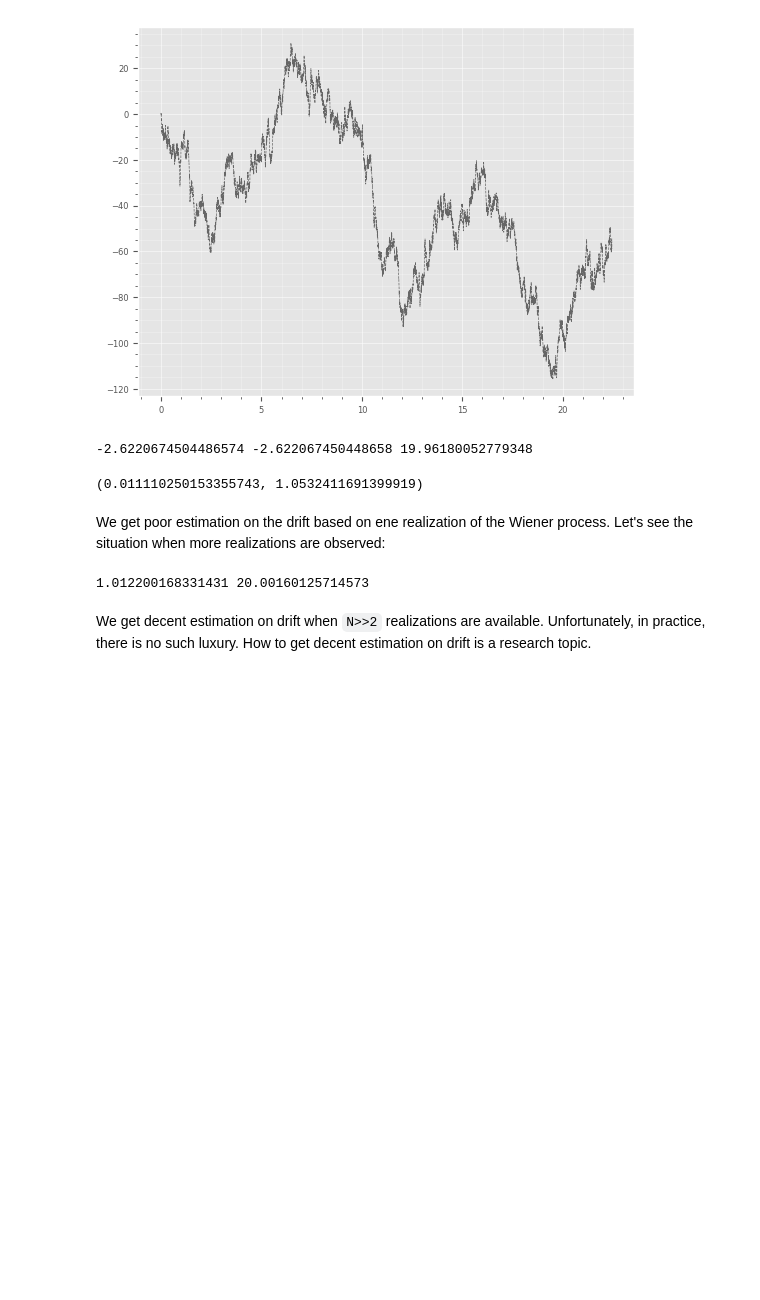
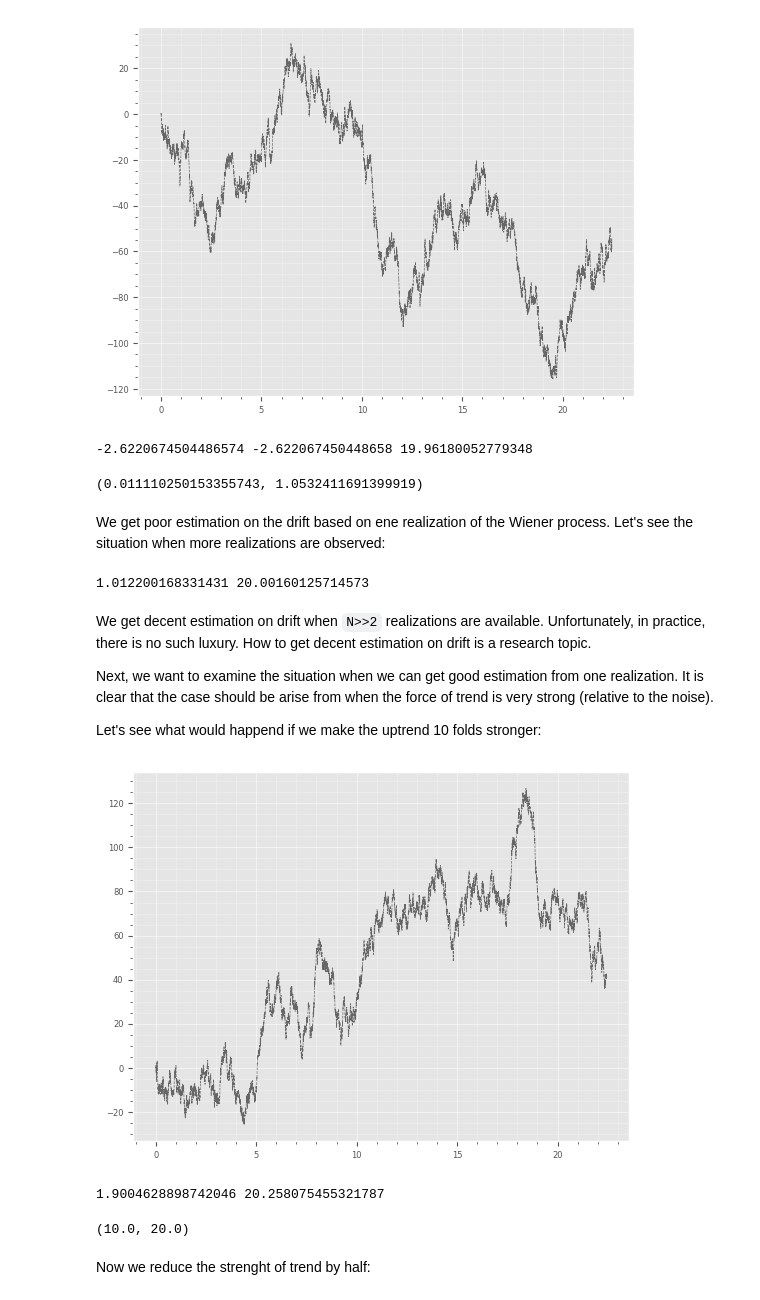
Before and after one commit to blackgolfer/super-qi, a Jupyter notebook: src/python/notes/fsm.ipynb, the cells around one changed output. Cells and saved outputs as stored; diff of their text form; code cells hidden in the pictures; blank space fills up the shorter version.

```diff
--- a/src/python/notes/fsm.ipynb
+++ b/src/python/notes/fsm.ipynb
@@ -49,12 +34,12 @@ Leaving the context...
 # %%
 import numpy as np
 from nptyping import NDArray, Shape, Float64
-from typing import Literal, Final, Protocol, runtime_checkable
+from typing import Literal, Final, Protocol, TypeAlias
 from dataclasses import dataclass
 
-WienerParam=tuple[float,float]
-StateParam=NDArray[Shape['3,3'],Float64]
-State=Literal[-1,0,1]
+WienerParam:TypeAlias=tuple[float,float]
+StateParam:TypeAlias=NDArray[Shape['3,3'],Float64]
+State:TypeAlias=Literal[-1,0,1]
 # %%
 print(StateParam)
 # %% [output]
@@ -62,7 +47,7 @@ NDArray[Shape['3, 3'], Float]
 # %%
 @dataclass
 class Wiener:
-    wparams: list[WienerParam]
+    params: list[WienerParam]
 
 @dataclass
 class FSMarkov:
@@ -97,11 +83,12 @@ class WienerSimulator(Protocol):
 import math
 from Contexts.Foldable import foldl
 from functools import lru_cache
+from itertools import repeat
 
 class HiddenMarkov():
-    def __init__(self,dp:Wiener,sp:FSMarkov):
-        self.dp=dp
-        self.fsm=sp
+    def __init__(self,wp:Wiener,sp:FSMarkov):
+        self.wp:Wiener=wp
+        self.fsm:FSMarkov=sp
     SV:Final[list[State]]=[-1,0,1]; INTERVAL_A:Final[int]=1;INTERVAL_B:Final[int]=1000
     AB:Final[int]=INTERVAL_B-INTERVAL_A
     #------ Implementing the FSMarkovInfo ------
@@ -118,12 +105,18 @@ class HiddenMarkov():
     #------ Implementing the FSMarkovSimulator ------
     def sim_state(self,s:State)->State:
         rn=np.random.randint(self.INTERVAL_A,self.INTERVAL_B)
+        return self.sim_state_rn(s,rn)
+    def sim_state_rn(self,s:State,rn:int)->State:
         p=self.fsm.tranprobs[s+1]
         if rn<self.AB*p[0]: return self.SV[0]
         elif rn<=self.AB*(p[1]+p[0]): return self.SV[1]
         else: return self.SV[2]
+    @lru_cache(maxsize=128, typed=False)
+    def state_process(self,s0:State,N:int)->list[State]:
+        return foldl(lambda acc,x: acc+[self.sim_state_rn(acc[-1],x)],[s0],
+                     np.random.randint(self.INTERVAL_A,self.INTERVAL_B,N))
     #------ Implementing the WienerInfo ------
-    def wiener(self,s:int)->WienerParam: return self.dp.wparams[s+1]
+    def wiener(self,s:int)->WienerParam: return self.wp.params[s+1]
     #------ Implementing the WienerSimulator ------
     #@lru_cache(maxsize=128, typed=False)
     def sim_wiener(self,s:State,x0:float,dt:float,N:int)->list[float]:
@@ -490,3 +494,29 @@ print(mue,sigmae)
 1.012200168331431 20.00160125714573
 # %% [markdown]
 We get decent estimation on drift when `N>>2` realizations are available. Unfortunately, in practice, there is no such luxury. How to get decent estimation on drift is a research topic.
+
+Next, we want to examine the situation when we can get good estimation from one realization. It is clear that the case should be arise from when the force of trend is very strong (relative to the noise).
+
+Let's see what would happend if we make the uptrend 10 folds stronger:
+# %%
+MP=Wiener([(-10.0,20.0),(0.0,30.0),(10.0,20.0)]) # diffusion process
+TP=FSMarkov(np.array([[.25,.75,0.0],[.15,.7,.15],[0.0,.75,.25]])) # finite state markov process
+m=HiddenMarkov(MP,TP)
+# %%
+t=[dt*i for i in range(N+1)]
+x=m.sim_wiener(m.str2state('uptrend'),x0,dt,N)
+fig,ax=plt.subplots()
+plot_ts(ax,t,x)
+# %% [output]
+[figure, added]
+# %%
+mue,sigmae=wiener_process_estimator(tuple(x),dt)
+print(mue,sigmae)
+# %% [output]
+1.9004628898742046 20.258075455321787
+# %%
+m.wiener(m.str2state('uptrend'))
+# %% [output]
+(10.0, 20.0)
+# %% [markdown]
+Now we reduce the strenght of trend by half:
```
Also changed, not shown: parts of 15 cells of this notebook.
